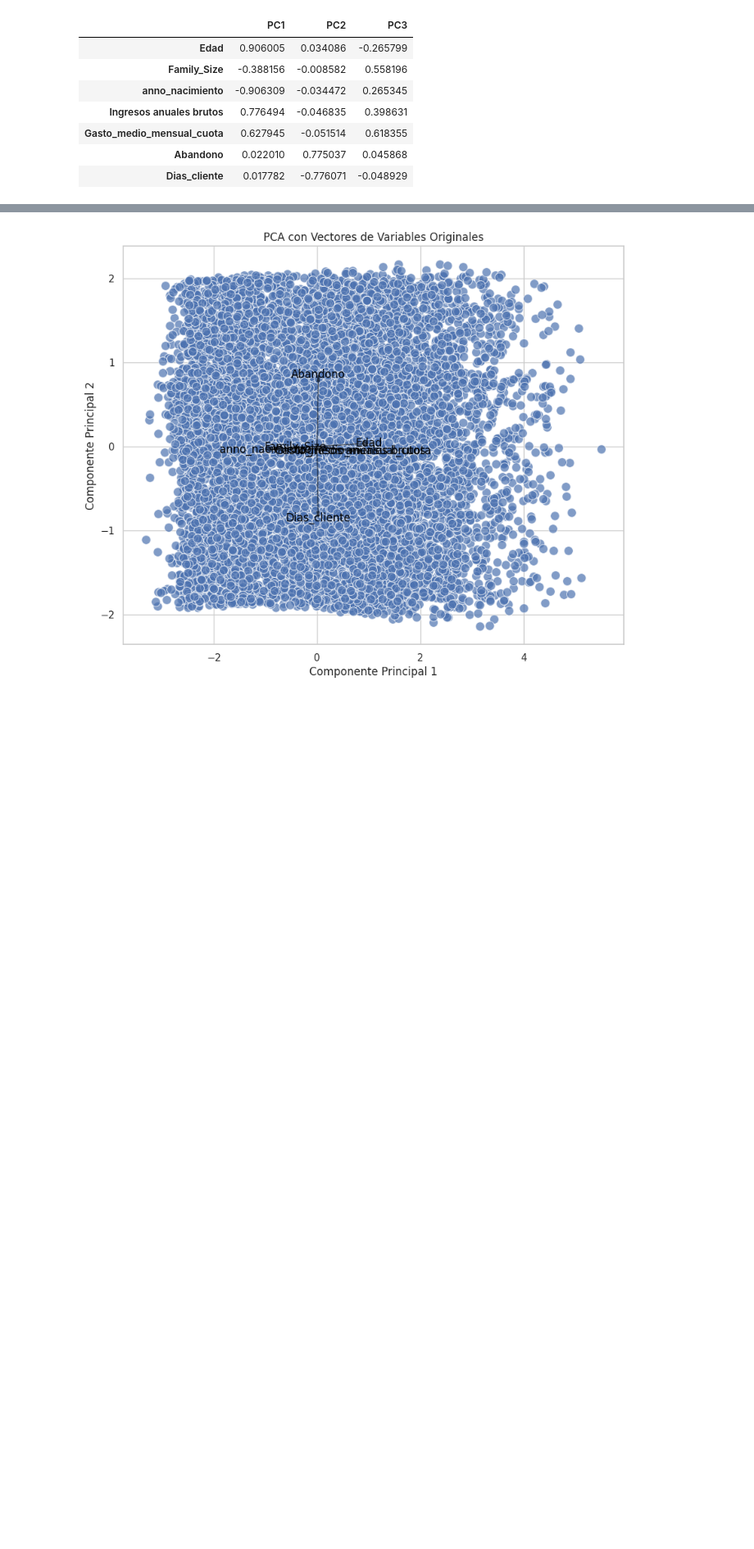
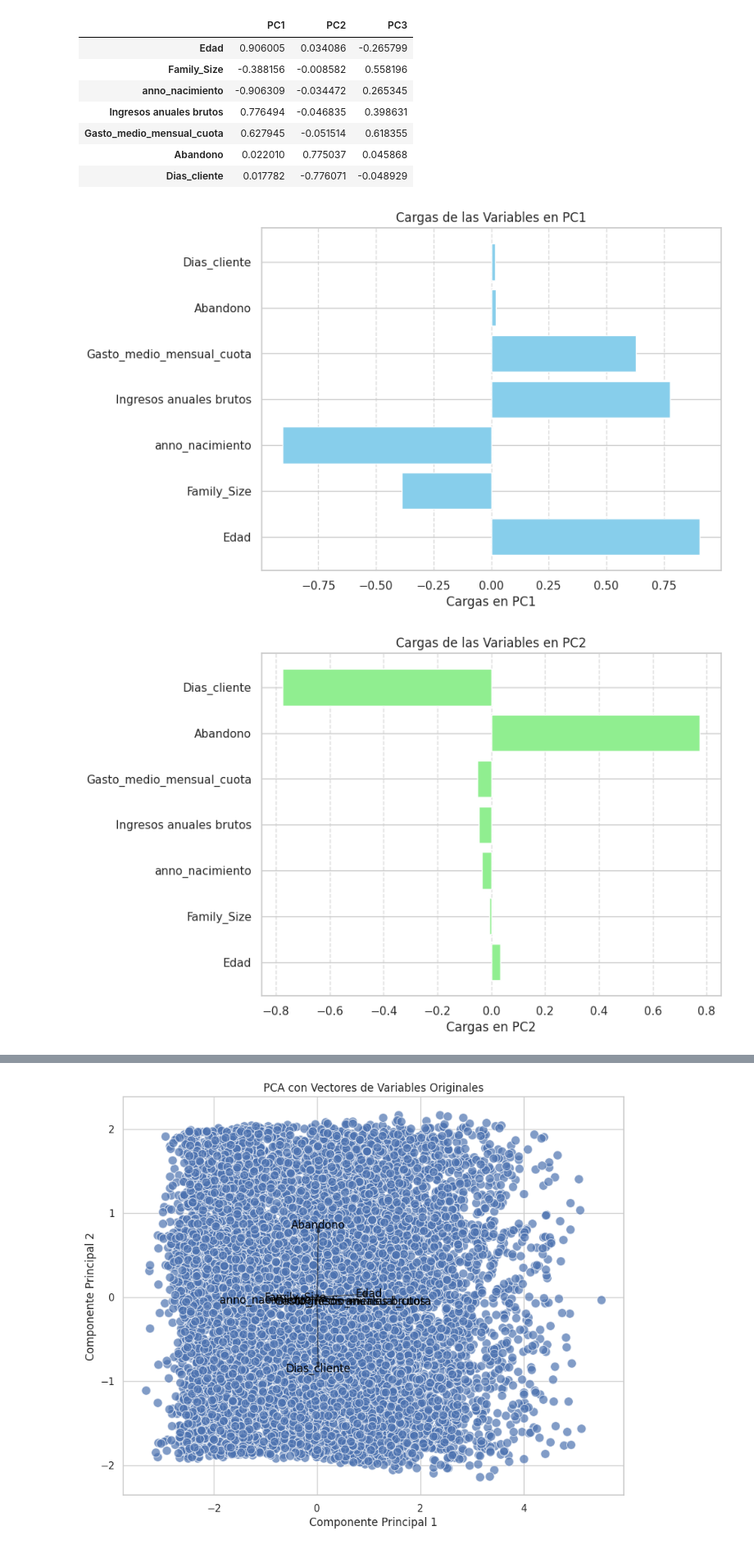
Before and after one commit to pelahumi/Segmentacion-clientes, a Jupyter notebook: cluster_anal.ipynb, the cells around one changed output, grey strips where cells are left out. Shown at 82% size. Drawn from its saved outputs; the diff is of its cells as text; code cells hidden in the pictures; blank space fills up the shorter version.

Commit message:
Incluimos graficos de las cargas de los PCAs

```diff
--- a/cluster_anal.ipynb
+++ b/cluster_anal.ipynb
@@ -217,3 +217,30 @@ Cargas de las variables en las componentes principales:
 | Gasto_medio_mensual_cuota | 0.627945 | -0.051514 | 0.618355 |
 | Abandono | 0.022010 | 0.775037 | 0.045868 |
 | Dias_cliente | 0.017782 | -0.776071 | -0.048929 |
+# %%
+# Gráfico de Cargas para PC1
+plt.figure(figsize=(8, 6))
+plt.barh(cargas_df.index, cargas_df['PC1'], color='skyblue')
+plt.xlabel('Cargas en PC1')
+plt.title('Cargas de las Variables en PC1')
+plt.grid(True, axis='x', linestyle='--', alpha=0.7)
+plt.show()
+
+# Gráfico de Cargas para PC2
+plt.figure(figsize=(8, 6))
+plt.barh(cargas_df.index, cargas_df['PC2'], color='lightgreen')
+plt.xlabel('Cargas en PC2')
+plt.title('Cargas de las Variables en PC2')
+plt.grid(True, axis='x', linestyle='--', alpha=0.7)
+plt.show()
+
+# Gráfico de Cargas para PC3
+plt.figure(figsize=(8, 6))
+plt.barh(cargas_df.index, cargas_df['PC3'], color='lightcoral')
+plt.xlabel('Cargas en PC3')
+plt.title('Cargas de las Variables en PC3')
+plt.grid(True, axis='x', linestyle='--', alpha=0.7)
+plt.show()
+# %% [output]
+[figure, added]
+[figure, added]
```
Also changed, not shown: parts of 1 cell of this notebook.
